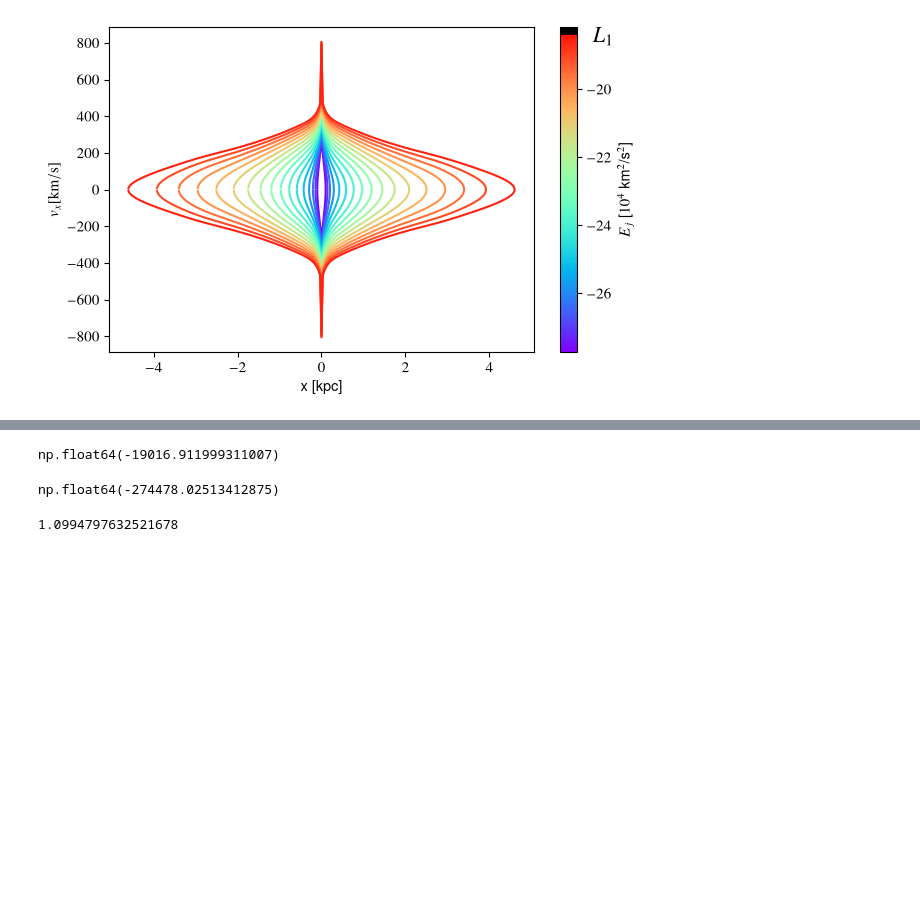
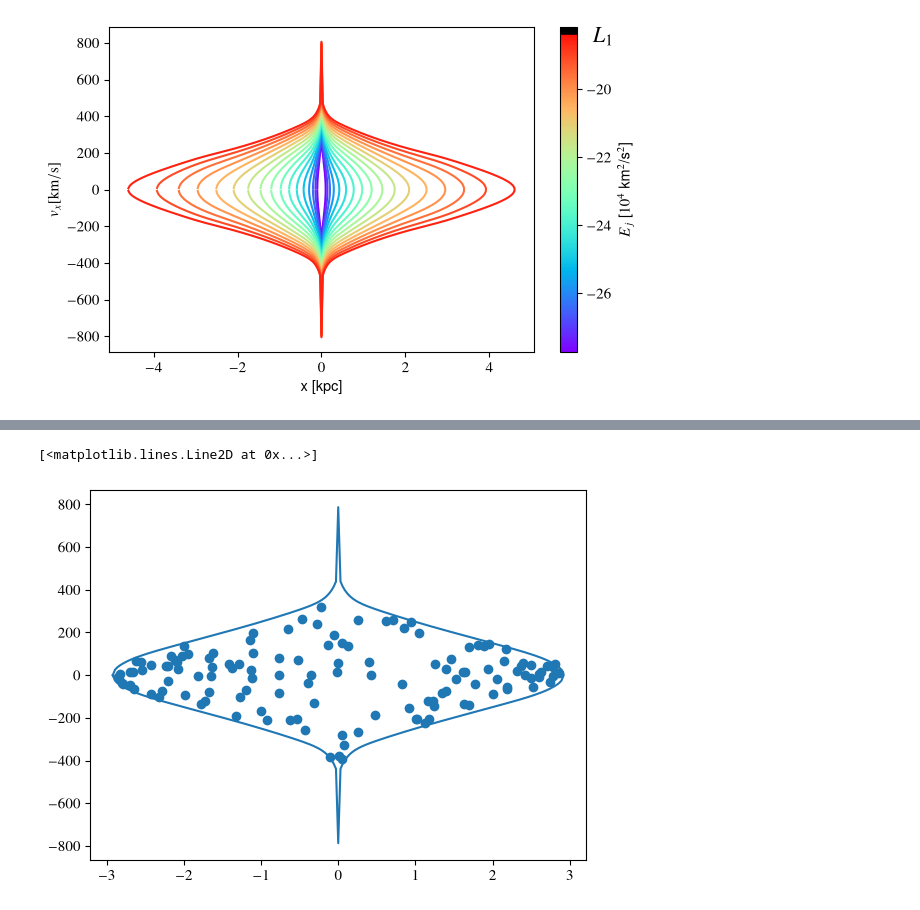
Before and after one commit to salvatore-ferrone/bar-dynamics, a Jupyter notebook: pedagogy/bar_supporting_orbits.ipynb, the cells around one changed output, grey strips where cells are left out. Drawn from its saved outputs; the diff is of its cells as text; code cells hidden in the pictures; blank space fills up the shorter version.

```diff
--- a/pedagogy/bar_supporting_orbits.ipynb
+++ b/pedagogy/bar_supporting_orbits.ipynb
@@ -469,13 +465,45 @@ Do rejection sampling of this space
-# %%
-x_max_EJ(7, .9*EL1, ptot, omega)
-# %% [output]
-np.float64(-19016.911999311007)
-# %%
-.99*E0
-# %% [output]
-np.float64(-274478.02513412875)
-# %%
-x_zvc=optimize.brenth(x_max_EJ,0.1, xL1, args=((EL1+E0)/2 ,ptot,omega))
-x_zvc
-# %% [output]
-1.0994797632521678
+# %%
+fx = lambda x: force_eff(ptot, omega, np.array([[x, 0., 0.]]))[0, 0]
+fy = lambda y: force_eff(ptot, omega, np.array([[0., y, 0.]]))[0, 1]
+xL1 = optimize.brentq(fx, 3, 12)      # bracket needs a sign change
+yL4 = optimize.brentq(fy, 3, 12)      # bracket needs a sign change
+EL1=pot_eff(ptot,omega,np.array([xL1,0,0]))
+EL4=pot_eff(ptot,omega,np.array([0,yL4,0]))
+# %%
+def sample_initial_condition(potential,omega,Ej,norbits=50,seed=10):
+
+    # pick a jacobii energy
+    Ej = (4/5)*(EL1 - E0) + E0
+    # Get the maximum extent in x, when kinetic energy is zero
+    x_max_EJ = lambda x, Ej, pot, omega: pot_eff(pot,omega, np.array([x,0,0])) - Ej
+    x_zvc=optimize.brenth(x_max_EJ,.2,xL1,args=(Ej,potential,omega))
+    xdot_zvc = lambda x, pot, omega, Ej, : np.sqrt(2*(Ej- pot_eff(pot,omega,np.array([x,np.zeros_like(x),np.zeros_like(x)]).T) ))
+    # pick a random x between these two
+    rng = np.random.default_rng(seed=seed)
+    k = 0
+    initial_conditions = np.zeros((norbits,4))
+    while (k<norbits):
+        xtest=rng.uniform(-x_zvc,x_zvc)
+        # now, see the available kinetic energy
+        T = Ej - pot_eff(potential,omega,np.array([xtest,0,0]))
+        # create a velocity between this and the vmax
+        vxmax = xdot_zvc(xtest,potential,omega,Ej)
+        vxtest = rng.uniform(-vxmax,vxmax)
+        additional_energy = T - (vxtest**2)/2
+        vytest = np.sqrt(2*additional_energy)
+        initial_conditions[k] = [xtest,0,vxtest,vytest]
+        k+=1
+    return initial_conditions
+# %%
+initial_conditions = sample_initial_condition(ptot,omega,Ej,seed=19,norbits=130)
+x_trace = np.linspace(-x_zvc,x_zvc,201)
+vx_max = xdot_zvc(x_trace,ptot,omega,Ej)
+envlope_x = np.concatenate((x_trace,x_trace[::-1], [x_trace[0]]))
+envlope_vx = np.concatenate((vx_max,-vx_max[::-1], [vx_max[0]]))
+
+fig,axis=plt.subplots(1,1)
+axis.scatter(initial_conditions[:,0],initial_conditions[:,2])
+axis.plot(envlope_x,envlope_vx)
+# %% [output]
+[<matplotlib.lines.Line2D at 0x...>]
+[figure, added]
```
Also changed, not shown: parts of 4 cells of this notebook.
